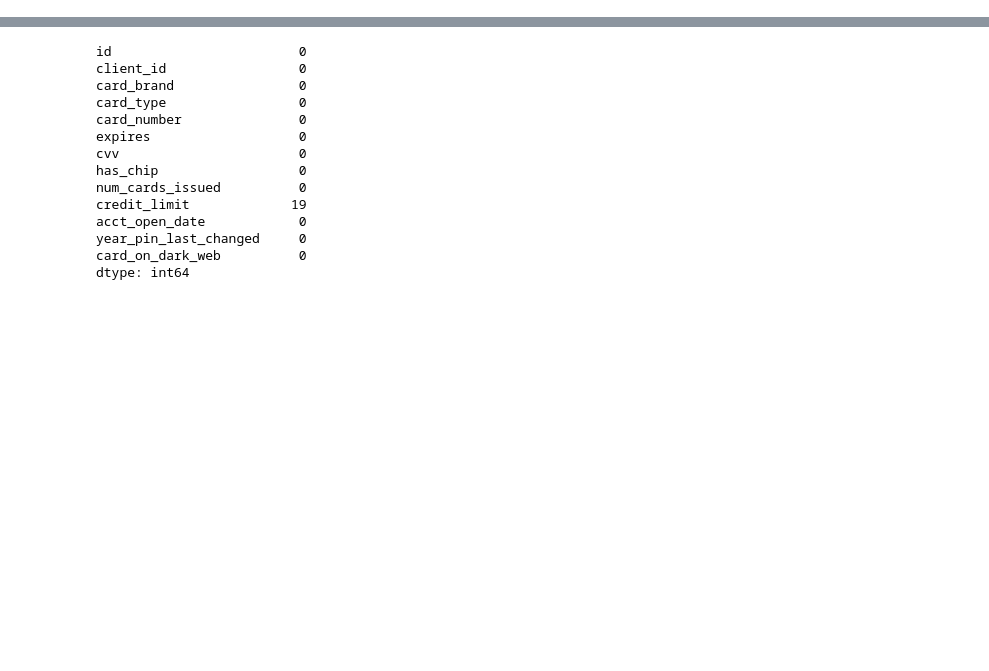
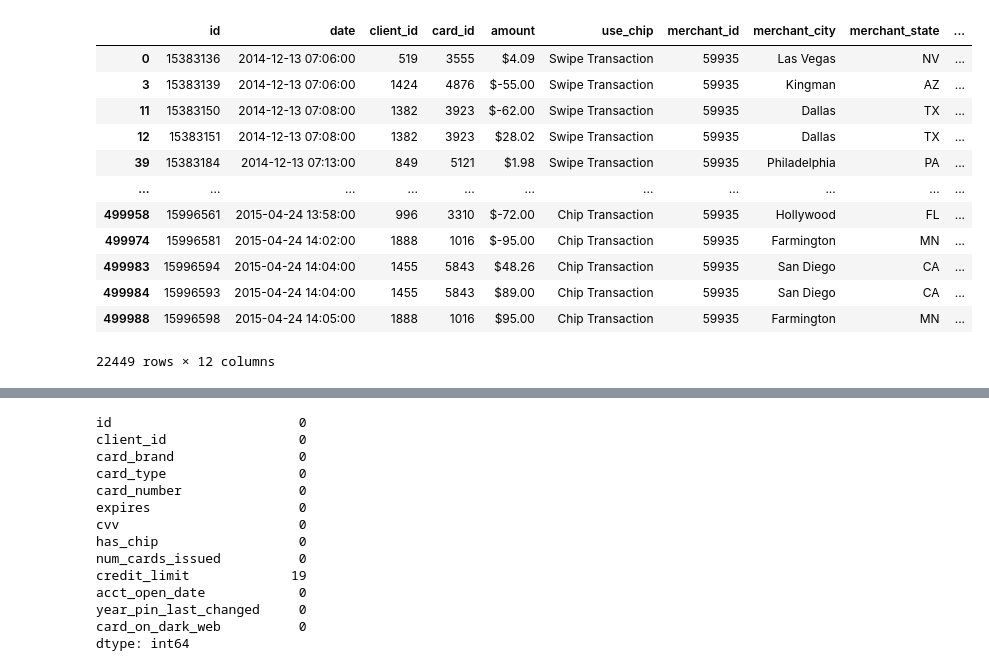
Before and after one commit to SebLevican/fintech, a Jupyter notebook: src/research/eda.ipynb, the cells around one changed output, grey strips where cells are left out. Drawn from its saved outputs; the diff is of its cells as text; code cells hidden in the pictures; blank space fills up the shorter version.

```diff
--- a/src/research/eda.ipynb
+++ b/src/research/eda.ipynb
@@ -13,0 +87,16 @@ users = read_bucket('users_dirty')
+# %%
+transactions[transactions['merchant_id'] == 59935]
+# %% [output]
+|  | id | date | client_id | card_id | amount | use_chip | merchant_id | merchant_city | merchant_state | ... |
+| 0 | 15383136 | 2014-12-13 07:06:00 | 519 | 3555 | $4.09 | Swipe Transaction | 59935 | Las Vegas | NV | ... |
+| 3 | 15383139 | 2014-12-13 07:06:00 | 1424 | 4876 | $-55.00 | Swipe Transaction | 59935 | Kingman | AZ | ... |
+| 11 | 15383150 | 2014-12-13 07:08:00 | 1382 | 3923 | $-62.00 | Swipe Transaction | 59935 | Dallas | TX | ... |
+| 12 | 15383151 | 2014-12-13 07:08:00 | 1382 | 3923 | $28.02 | Swipe Transaction | 59935 | Dallas | TX | ... |
+| 39 | 15383184 | 2014-12-13 07:13:00 | 849 | 5121 | $1.98 | Swipe Transaction | 59935 | Philadelphia | PA | ... |
+| ... | ... | ... | ... | ... | ... | ... | ... | ... | ... | ... |
+| 499958 | 15996561 | 2015-04-24 13:58:00 | 996 | 3310 | $-72.00 | Chip Transaction | 59935 | Hollywood | FL | ... |
+| 499974 | 15996581 | 2015-04-24 14:02:00 | 1888 | 1016 | $-95.00 | Chip Transaction | 59935 | Farmington | MN | ... |
+| 499983 | 15996594 | 2015-04-24 14:04:00 | 1455 | 5843 | $48.26 | Chip Transaction | 59935 | San Diego | CA | ... |
+| 499984 | 15996593 | 2015-04-24 14:04:00 | 1455 | 5843 | $89.00 | Chip Transaction | 59935 | San Diego | CA | ... |
+| 499988 | 15996598 | 2015-04-24 14:05:00 | 1888 | 1016 | $95.00 | Chip Transaction | 59935 | Farmington | MN | ... |
+22449 rows × 12 columns
```
Also changed, not shown: parts of 13 cells of this notebook, 21 other files.
